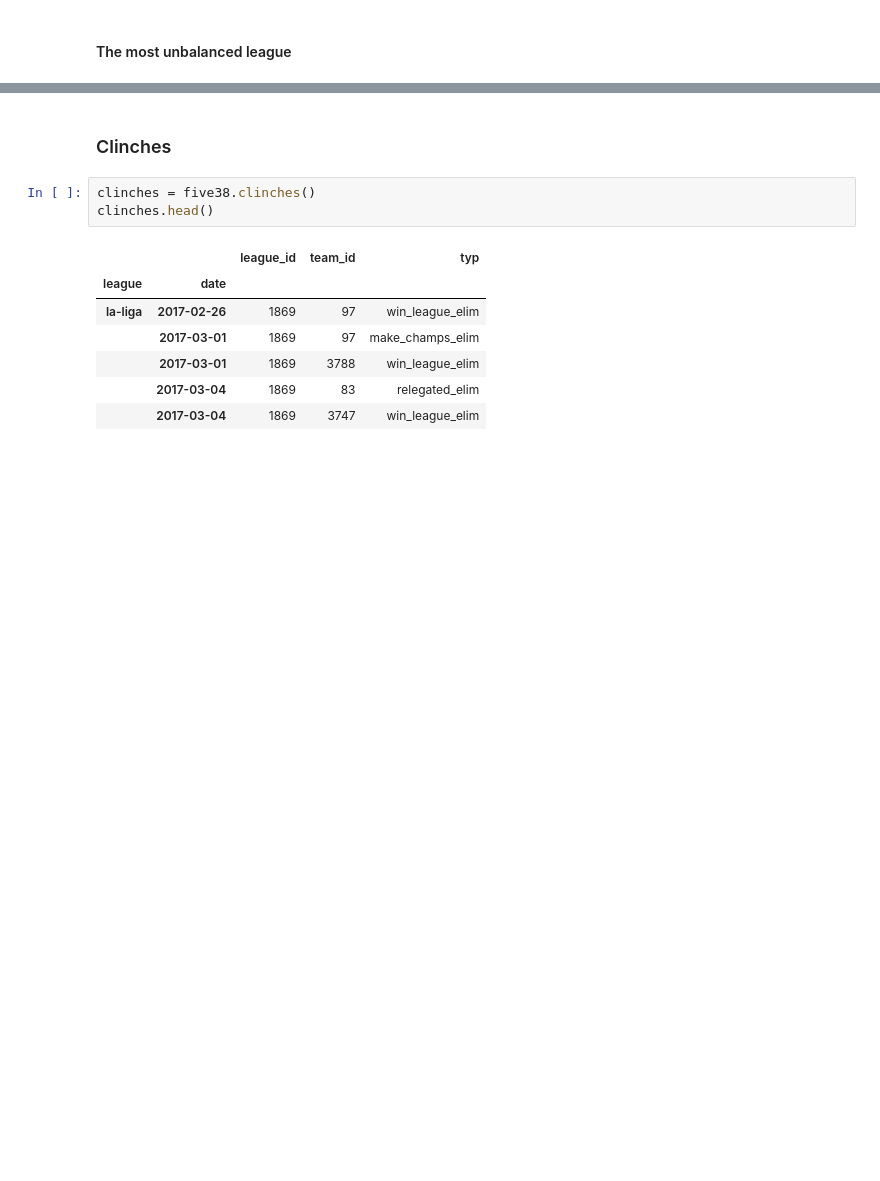
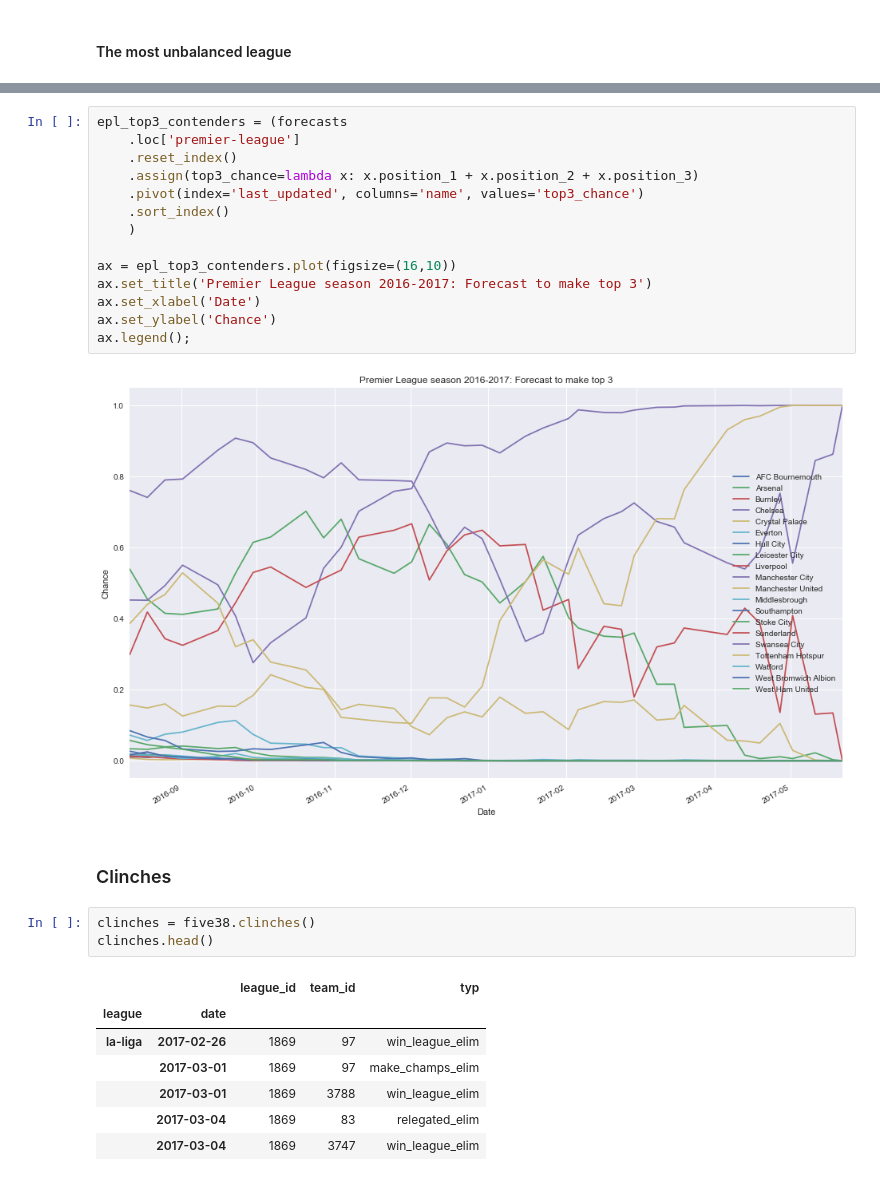
Before and after one commit to skagr/footballdata, a Jupyter notebook: notebooks/Examples.ipynb, the cells around one changed output, grey strips where cells are left out. Saved outputs shown, nothing was run; the diff lists cells and outputs as text; blank space fills up the shorter version.

```diff
--- a/notebooks/Examples.ipynb
+++ b/notebooks/Examples.ipynb
@@ -192,3 +155,19 @@ likely_winners.hist(bins=20, figsize=(16, 10));
+# %%
+epl_top3_contenders = (forecasts
+    .loc['premier-league']
+    .reset_index()
+    .assign(top3_chance=lambda x: x.position_1 + x.position_2 + x.position_3)
+    .pivot(index='last_updated', columns='name', values='top3_chance')
+    .sort_index()
+    )
+
+ax = epl_top3_contenders.plot(figsize=(16,10))
+ax.set_title('Premier League season 2016-2017: Forecast to make top 3')
+ax.set_xlabel('Date')
+ax.set_ylabel('Chance')
+ax.legend();
+# %% [output]
+[figure, added]
 # %% [markdown]
 ### Clinches
 # %%
```
Also changed, not shown: parts of 12 cells of this notebook, 1 other file.
